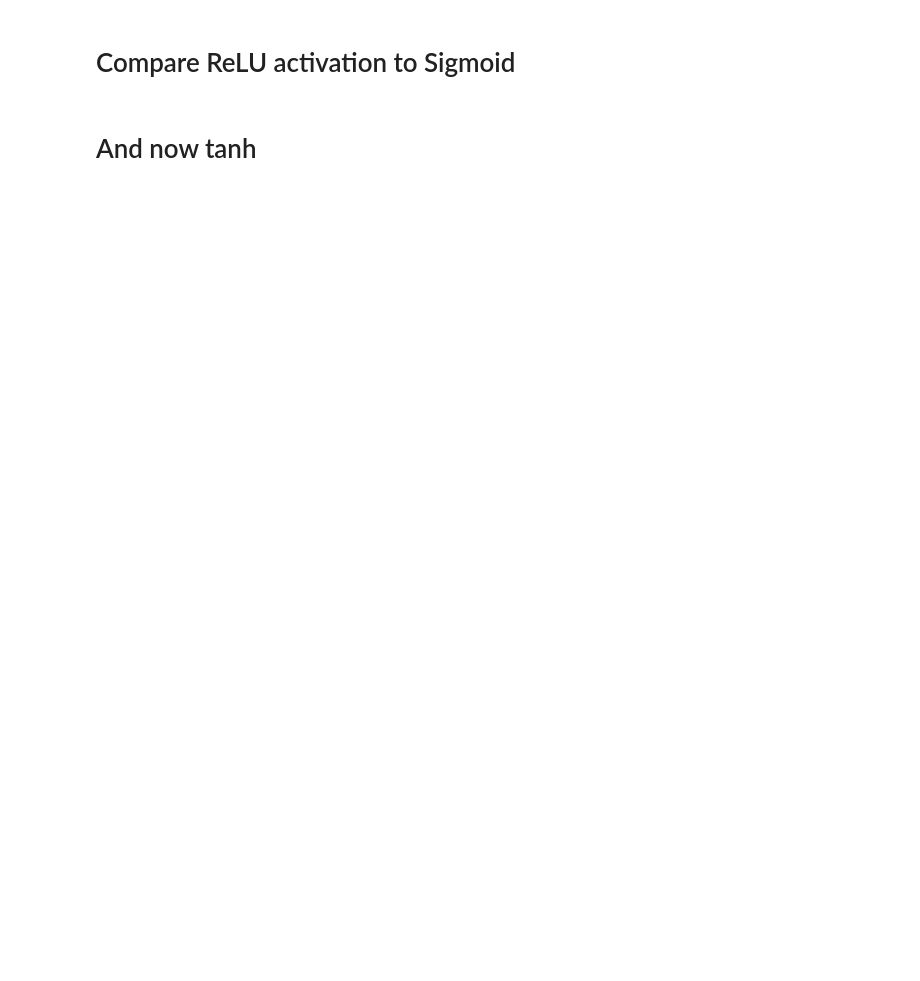
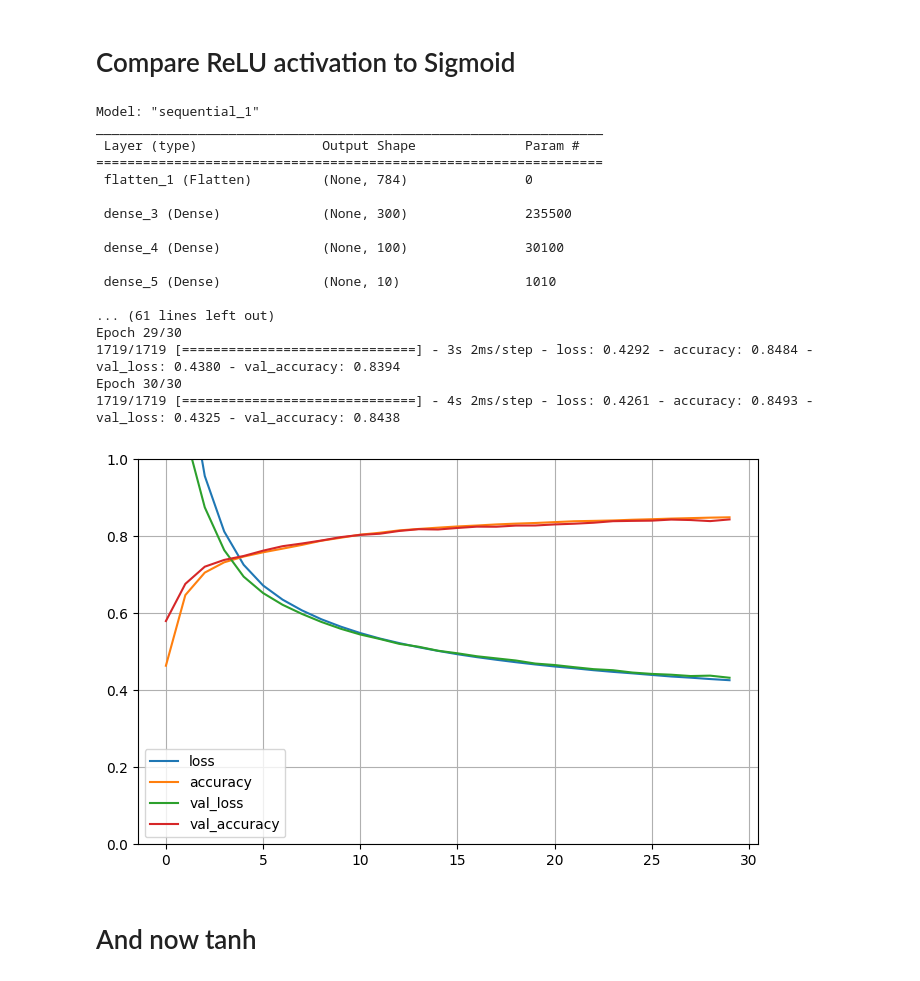
Before and after one commit to PhilReg/LabexercisesComplete, a Jupyter notebook: Assignment10/Fashion_MNIST_hyperparams_for_students.ipynb, the cells around one changed output. Cells and saved outputs as stored; diff of their text form; code cells hidden in the pictures; blank space fills up the shorter version.

```diff
--- a/Assignment10/Fashion_MNIST_hyperparams_for_students.ipynb
+++ b/Assignment10/Fashion_MNIST_hyperparams_for_students.ipynb
@@ -64,19 +85,38 @@ plt.show()
 # %%
 # TODO use sigmoid instead of relu
 model = keras.models.Sequential()
 model.add(keras.layers.Flatten(input_shape=[28, 28]))
-model.add(keras.layers.Dense(300, input_shape=[28*28], activation="relu"))
-model.add(keras.layers.Dense(100, activation="relu"))
+model.add(keras.layers.Dense(300, input_shape=[28*28], activation="sigmoid"))
+model.add(keras.layers.Dense(100, activation="sigmoid"))
 model.add(keras.layers.Dense(10, activation="softmax"))
 model.summary()
 opt = tf.keras.optimizers.SGD(learning_rate=0.01)
 model.compile(optimizer=opt, loss="sparse_categorical_crossentropy", metrics=["accuracy"])
 
 history_sigmoid = model.fit(X_train, y_train, epochs=30, validation_data=(X_val, y_val))
 pd.DataFrame(history_sigmoid.history).plot(figsize=(8, 5))
 plt.grid(True)
 plt.gca().set_ylim(0, 1)
 plt.show()
+# %% [output]
+Model: "sequential_1"
+_________________________________________________________________
+ Layer (type)                Output Shape              Param #
+=================================================================
+ flatten_1 (Flatten)         (None, 784)               0
+
+ dense_3 (Dense)             (None, 300)               235500
+
+ dense_4 (Dense)             (None, 100)               30100
+
+ dense_5 (Dense)             (None, 10)                1010
+
+... (61 lines left out)
+Epoch 29/30
+1719/1719 [==============================] - 3s 2ms/step - loss: 0.4292 - accuracy: 0.8484 - val_loss: 0.4380 - val_accuracy: 0.8394
+Epoch 30/30
+1719/1719 [==============================] - 4s 2ms/step - loss: 0.4261 - accuracy: 0.8493 - val_loss: 0.4325 - val_accuracy: 0.8438
+[figure, added]
 # %% [markdown]
 # And now tanh
 # %%
```
Also changed, not shown: parts of 17 cells of this notebook.
